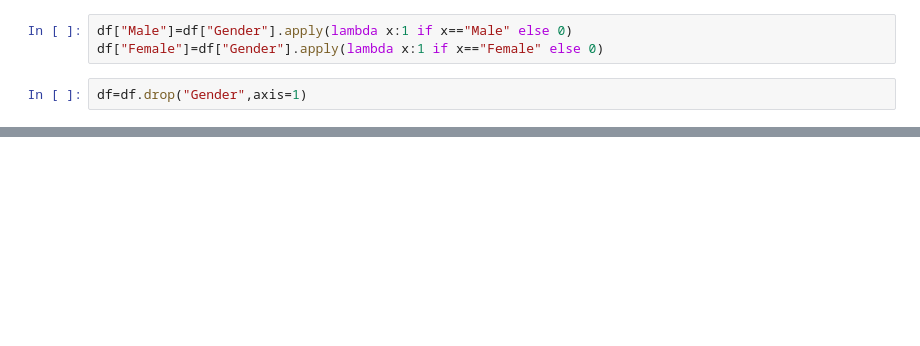
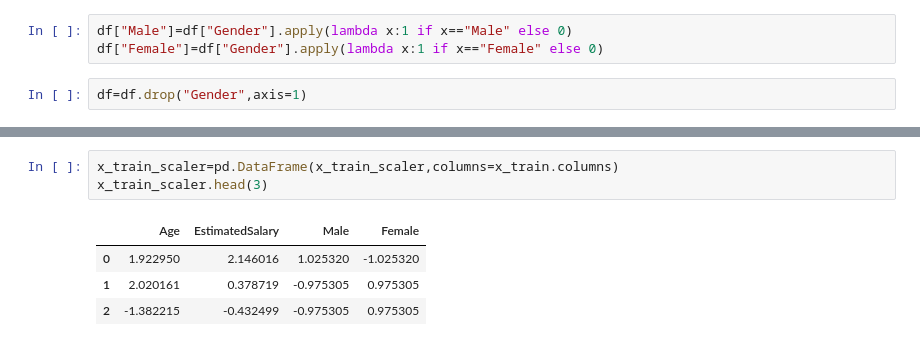
Before and after one commit to jagdishxtech/100-Days-of-machine-learning, a Jupyter notebook: feature_enginnering/Untitled.ipynb, the cells around one changed output, grey strips where cells are left out. Drawn from its saved outputs; the diff is of its cells as text; blank space fills up the shorter version.

```diff
--- a/feature_enginnering/Untitled.ipynb
+++ b/feature_enginnering/Untitled.ipynb
@@ -63,0 +76,8 @@ Name: count, dtype: int64
+# %%
+x_train_scaler=pd.DataFrame(x_train_scaler,columns=x_train.columns)
+x_train_scaler.head(3)
+# %% [output]
+|  | Age | EstimatedSalary | Male | Female |
+| 0 | 1.922950 | 2.146016 | 1.025320 | -1.025320 |
+| 1 | 2.020161 | 0.378719 | -0.975305 | 0.975305 |
+| 2 | -1.382215 | -0.432499 | -0.975305 | 0.975305 |
```
Also changed, not shown: parts of 7 cells of this notebook, 1 other file.
